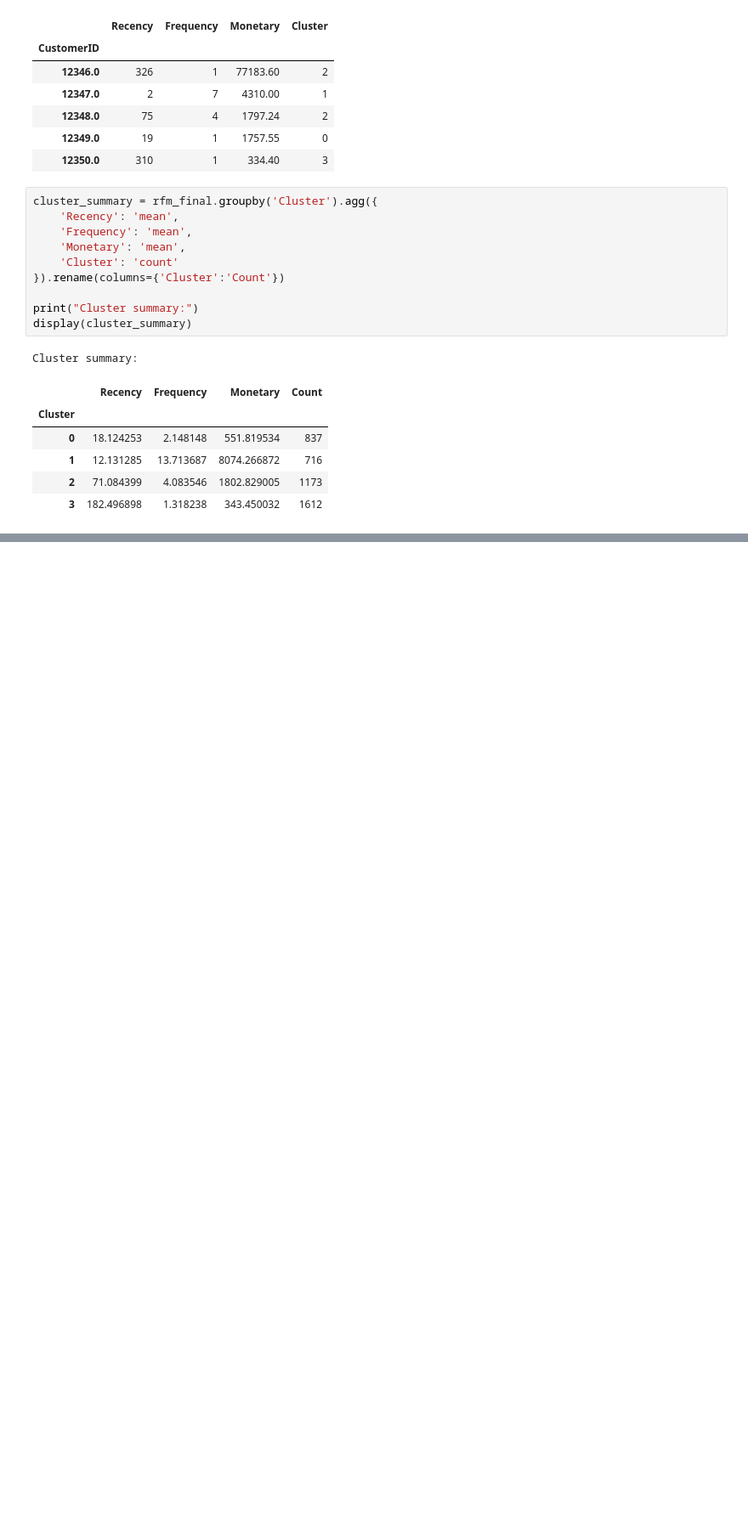
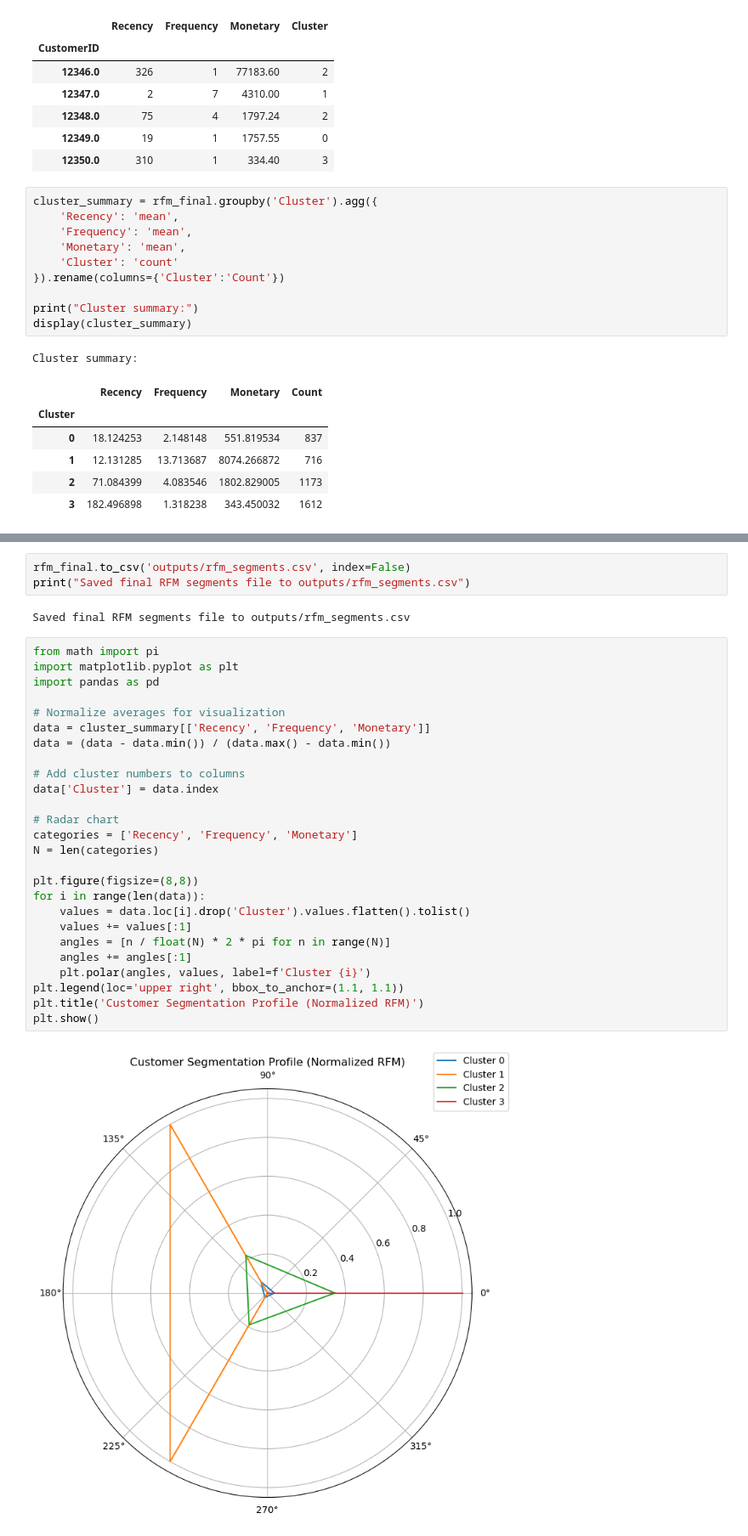
Before and after one commit to patel-tanmay/aws-customer-segmentation, a Jupyter notebook: notebooks/rfm_analysis.ipynb, the cells around one changed output, grey strips where cells are left out. Shown at 85% size. Cells and saved outputs as stored; diff of their text form; blank space fills up the shorter version.

```diff
--- a/notebooks/rfm_analysis.ipynb
+++ b/notebooks/rfm_analysis.ipynb
@@ -288,0 +338,33 @@ Cluster summary:
+# %%
+rfm_final.to_csv('outputs/rfm_segments.csv', index=False)
+print("Saved final RFM segments file to outputs/rfm_segments.csv")
+# %% [output]
+Saved final RFM segments file to outputs/rfm_segments.csv
+# %%
+from math import pi
+import matplotlib.pyplot as plt
+import pandas as pd
+
+# Normalize averages for visualization
+data = cluster_summary[['Recency', 'Frequency', 'Monetary']]
+data = (data - data.min()) / (data.max() - data.min())
+
+# Add cluster numbers to columns
+data['Cluster'] = data.index
+
+# Radar chart
+categories = ['Recency', 'Frequency', 'Monetary']
+N = len(categories)
+
+plt.figure(figsize=(8,8))
+for i in range(len(data)):
+    values = data.loc[i].drop('Cluster').values.flatten().tolist()
+    values += values[:1]
+    angles = [n / float(N) * 2 * pi for n in range(N)]
+    angles += angles[:1]
+    plt.polar(angles, values, label=f'Cluster {i}')
+plt.legend(loc='upper right', bbox_to_anchor=(1.1, 1.1))
+plt.title('Customer Segmentation Profile (Normalized RFM)')
+plt.show()
+# %% [output]
+[figure, added]
```
Also changed, not shown: parts of 3 cells of this notebook, 8 other files.
